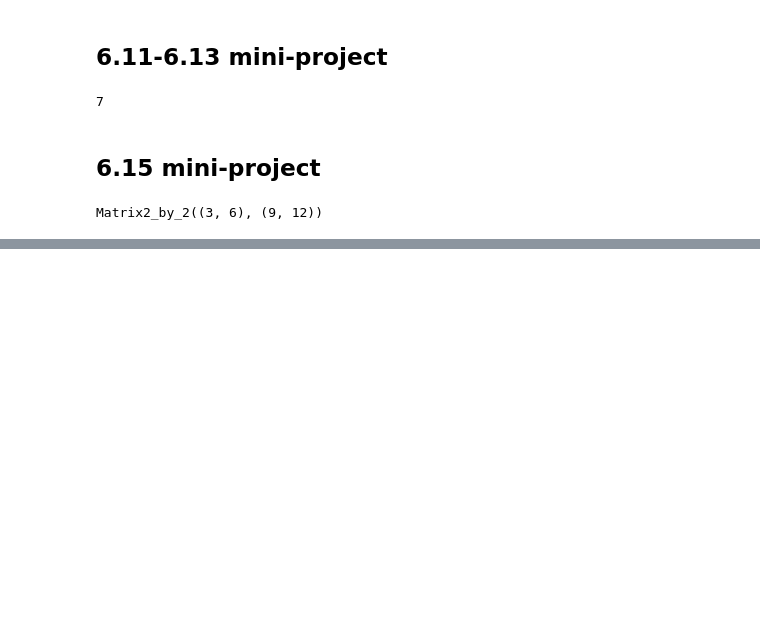
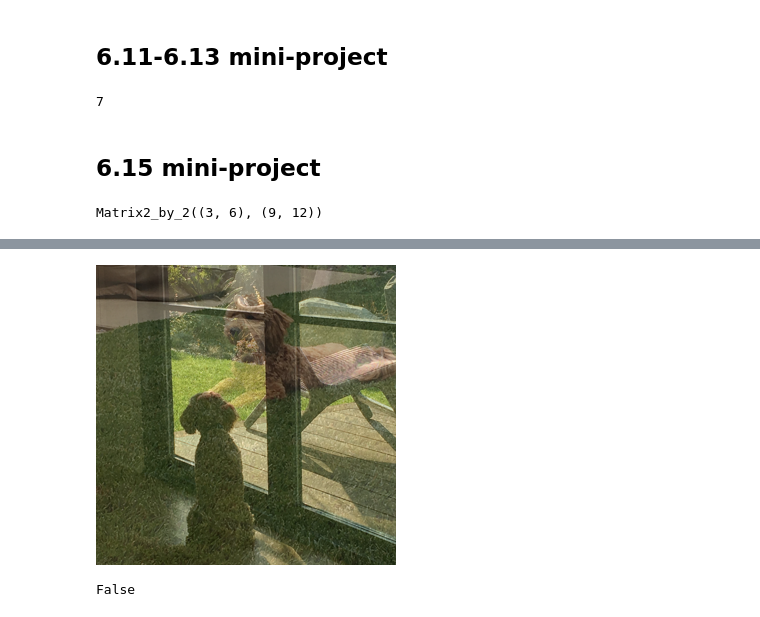
Before and after one commit to AlisonShi0zero/learn-math-for-programmers, a Jupyter notebook: Chapter 06/ch06_mywalkthrough.ipynb, the cells around one changed output, grey strips where cells are left out. Cells and saved outputs as stored; diff of their text form; code cells hidden in the pictures; blank space fills up the shorter version.

```diff
--- a/Chapter 06/ch06_mywalkthrough.ipynb
+++ b/Chapter 06/ch06_mywalkthrough.ipynb
@@ -624,0 +695,4 @@ Matrix2_by_2((3, 6), (9, 12))
+# %%
+linear_combos[5]
+# %% [output]
+[figure, added]
@@ -624,0 +708,4 @@ Matrix2_by_2((3, 6), (9, 12))
+# %%
+approx_equal_image(ImageVector("inside.JPG"), ImageVector("outside.JPG"))
+# %% [output]
+False
```
Also changed, not shown: parts of 27 cells of this notebook.
